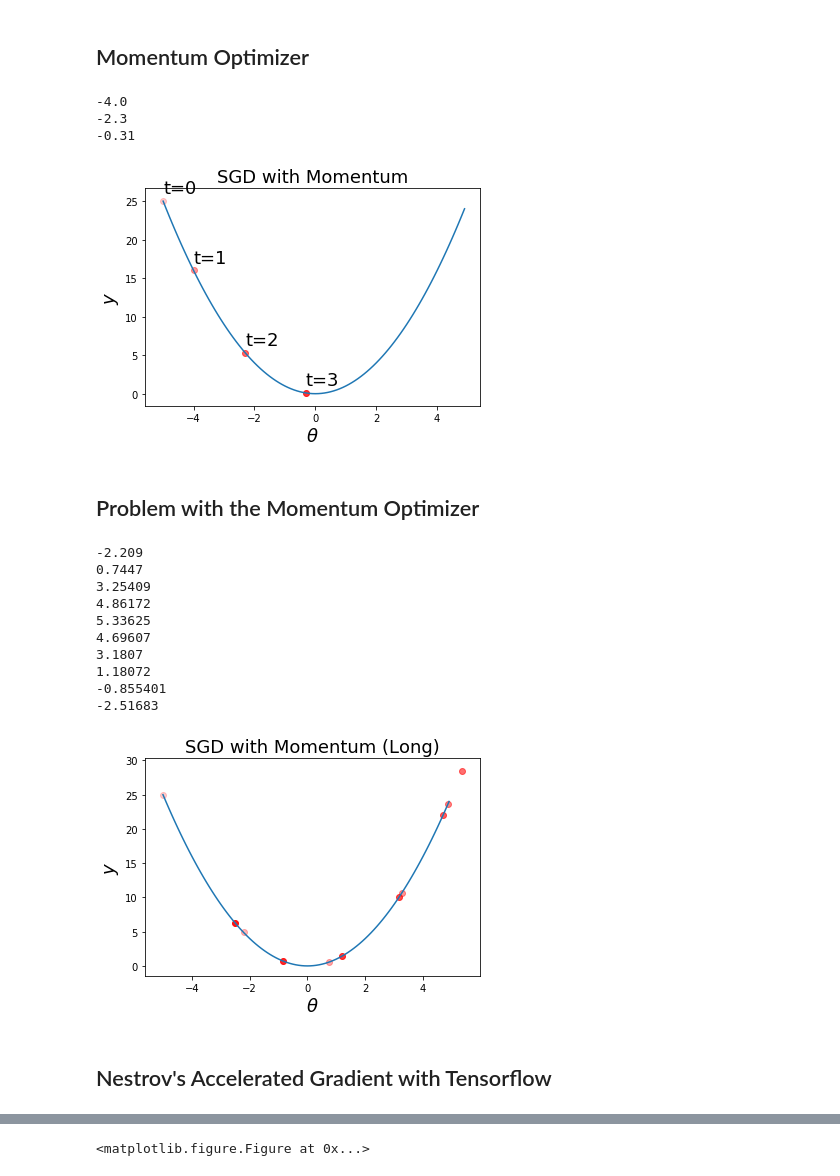
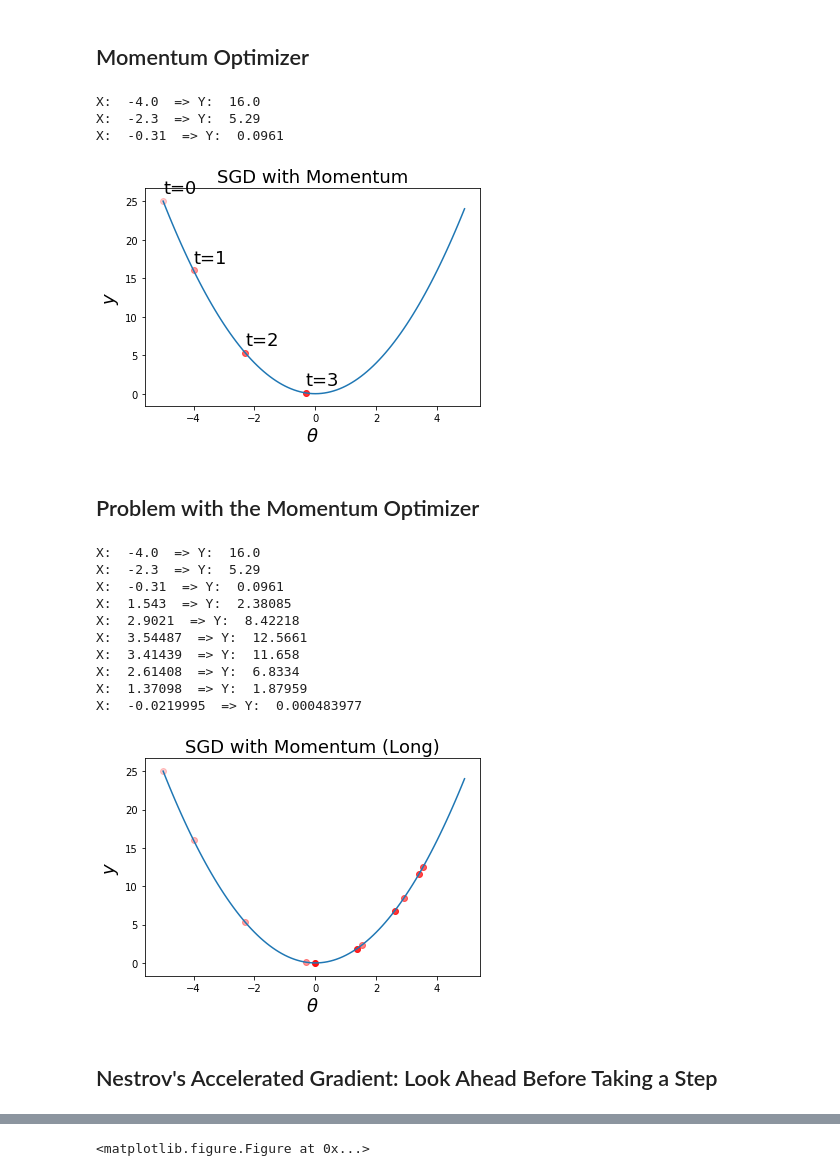
Before and after one commit to thushv89/exercises_thushv_dot_com, a Jupyter notebook: intuitive_guide_optimization_algorithms.ipynb, the cells around one changed output, grey strips where cells are left out. Drawn from its saved outputs; the diff is of its cells as text; code cells hidden in the pictures.

```diff
--- a/intuitive_guide_optimization_algorithms.ipynb
+++ b/intuitive_guide_optimization_algorithms.ipynb
@@ -33,11 +41,18 @@ def plot_line_with_optimize_steps(x,y,opt_points_x, opt_points_y,fname_to_save,
 # %%
-tf.reset_default_graph()
-session = tf.InteractiveSession()
+session = None,
+tf_x, tf_y = None, None
+tf_x_ph, tf_y_ph = None, None
 
-tf_x_ph = tf.placeholder(shape=[100], dtype=tf.float32, name='x_placeholder')
+def setup_problem_2d():
+    global session, tf_x, tf_y, tf_x_ph, tf_y_ph
 
-with tf.variable_scope('opt'):
-    tf_x = tf.get_variable('x',initializer=tf.constant(-5.0, shape=None, dtype=tf.float32))
+    tf.reset_default_graph()
+    session = tf.InteractiveSession()
 
-tf_y = tf_x ** 2
-tf_y_ph = tf_x_ph ** 2
+    tf_x_ph = tf.placeholder(shape=[100], dtype=tf.float32, name='x_placeholder')
+
+    with tf.variable_scope('opt'):
+        tf_x = tf.get_variable('x',initializer=tf.constant(-5.0, shape=None, dtype=tf.float32))
+
+    tf_y = tf_x ** 2
+    tf_y_ph = tf_x_ph ** 2
@@ -70,12 +87,13 @@ plot_line_with_optimize_steps(range_x,range_y,np.asarray(opt_points_x),np.asarra
 # %% [markdown]
 ## Momentum Optimizer
 # %%
+setup_problem_2d()
+
 tf_optimize_y = tf.train.MomentumOptimizer(learning_rate=0.1, momentum=0.9).minimize(tf_y)
 
 with tf.variable_scope('opt',reuse=True):
     tf_reinit_x = tf.assign(tf.get_variable('x'),-5.0)
     session.run(tf_reinit_x)
-
     session.run(tf.global_variables_initializer())
 
 opt_points_x, opt_points_y = [],[]
@@ -87,52 +105,58 @@ for step in range(3):
     x, y = session.run([tf_x, tf_y])
     opt_points_x.append(x)
     opt_points_y.append(y)
-    print(x)
+    print('X: ',x,' => Y: ',y)
 
 range_x = np.arange(-5.0,5.0,0.1)
 range_y = session.run(tf_y_ph,feed_dict={tf_x_ph:range_x})
 
 plot_line_with_optimize_steps(range_x,range_y,np.asarray(opt_points_x),np.asarray(opt_points_y),'momentum_sgd.png','SGD with Momentum')
 # %% [output]
--4.0
--2.3
--0.31
+X:  -4.0  => Y:  16.0
+X:  -2.3  => Y:  5.29
+X:  -0.31  => Y:  0.0961
 [figure]
 # %% [markdown]
 ## Problem with the Momentum Optimizer
 # %%
+setup_problem_2d()
+
+tf_optimize_y = tf.train.MomentumOptimizer(learning_rate=0.1, momentum=0.9).minimize(tf_y)
+
 with tf.variable_scope('opt',reuse=True):
     tf_reinit_x = tf.assign(tf.get_variable('x'),-5.0)
     session.run(tf_reinit_x)
+    session.run(tf.global_variables_initializer())
 
 opt_points_x, opt_points_y = [],[]
 opt_points_x.append(-5.0)
 opt_points_y.append(25.0)
+
 for step in range(10):
 
     session.run(tf_optimize_y)
     x, y = session.run([tf_x, tf_y])
     opt_points_x.append(x)
     opt_points_y.append(y)
-    print(x)
+    print('X: ',x,' => Y: ',y)
 
 range_x = np.arange(-5.0,5.0,0.1)
 range_y = session.run(tf_y_ph,feed_dict={tf_x_ph:range_x})
 
 plot_line_with_optimize_steps(range_x,range_y,np.asarray(opt_points_x),np.asarray(opt_points_y),
                               'sgd_momentum_longer.png','SGD with Momentum (Long)', False)
 # %% [output]
--2.209
-0.7447
-3.25409
-4.86172
-5.33625
-4.69607
-3.1807
-1.18072
--0.855401
--2.51683
+X:  -4.0  => Y:  16.0
+X:  -2.3  => Y:  5.29
+X:  -0.31  => Y:  0.0961
+X:  1.543  => Y:  2.38085
+X:  2.9021  => Y:  8.42218
+X:  3.54487  => Y:  12.5661
+X:  3.41439  => Y:  11.658
+X:  2.61408  => Y:  6.8334
+X:  1.37098  => Y:  1.87959
+X:  -0.0219995  => Y:  0.000483977
-[figure, old version]
+[figure, new version]
 # %% [markdown]
-## Nestrov's Accelerated Gradient with Tensorflow
+## Nestrov's Accelerated Gradient: Look Ahead Before Taking a Step
 # %%
```
Also changed, not shown: parts of 15 cells of this notebook.
